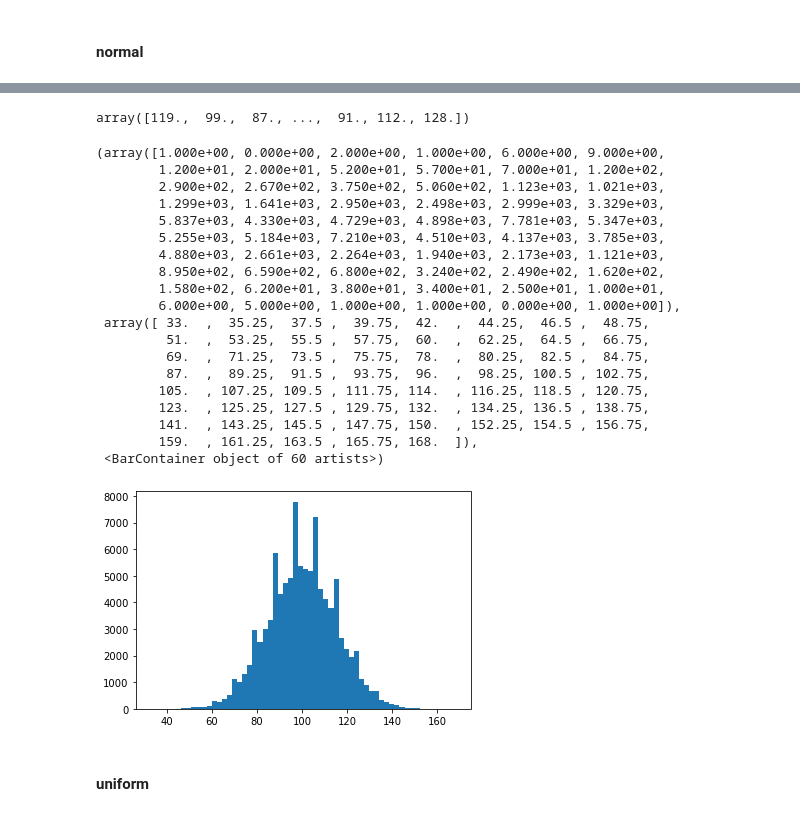
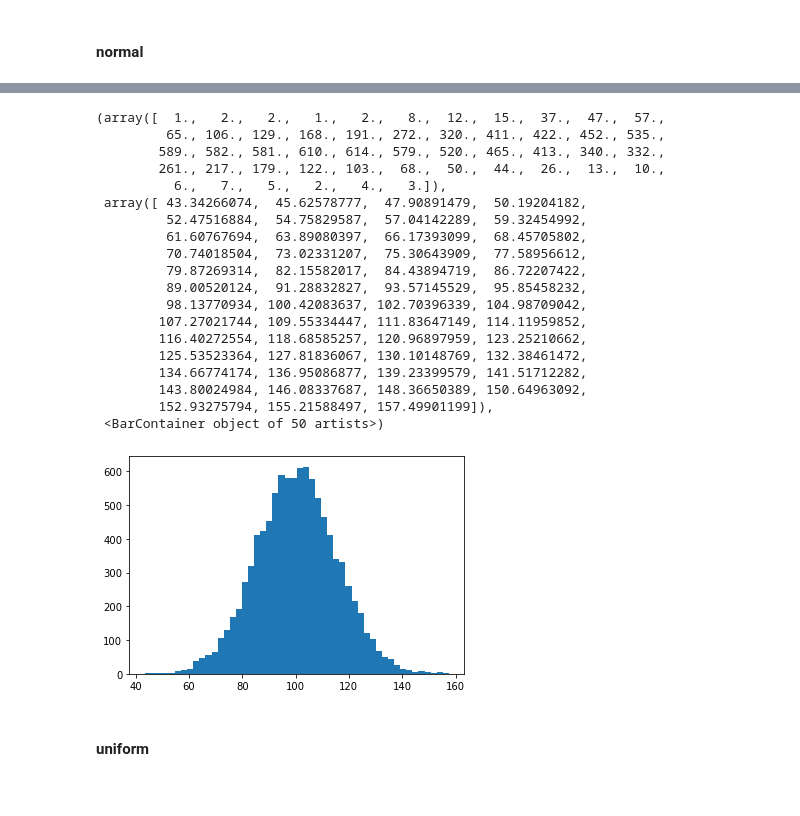
Before and after one commit to andrewjscott/Programming-for-Data-Analysis-Assignment, a Jupyter notebook: Numpy-random.ipynb, the cells around one changed output, grey strips where cells are left out. Saved outputs shown, nothing was run; the diff lists cells and outputs as text; code cells hidden in the pictures.

```diff
--- a/Numpy-random.ipynb
+++ b/Numpy-random.ipynb
@@ -187,35 +224,30 @@ array([118.75303495,  98.94140792,  86.72156718, ...,  91.45633148,
+# %%
+# Repeating the random generation with a higher sample size of 10000
+normal_higher = np.random.default_rng().normal(mu, sigma, 10000)
 # %%
-# As resulting array results were up to 8 decimal places, round is used to
-# convert to whole numbers as IQ results are whole numbers
-rounded_iq = np.around(iq)
+# The plot should more closely resemble a bell shaped curve as the sample size increases
+plt.hist(normal_higher, bins = 50)
+# %% [output]
+(array([  1.,   2.,   2.,   1.,   2.,   8.,  12.,  15.,  37.,  47.,  57.,
+         65., 106., 129., 168., 191., 272., 320., 411., 422., 452., 535.,
+        589., 582., 581., 610., 614., 579., 520., 465., 413., 340., 332.,
+        261., 217., 179., 122., 103.,  68.,  50.,  44.,  26.,  13.,  10.,
+          6.,   7.,   5.,   2.,   4.,   3.]),
+ array([ 43.34266074,  45.62578777,  47.90891479,  50.19204182,
+         52.47516884,  54.75829587,  57.04142289,  59.32454992,
+         61.60767694,  63.89080397,  66.17393099,  68.45705802,
+         70.74018504,  73.02331207,  75.30643909,  77.58956612,
+         79.87269314,  82.15582017,  84.43894719,  86.72207422,
+         89.00520124,  91.28832827,  93.57145529,  95.85458232,
+         98.13770934, 100.42083637, 102.70396339, 104.98709042,
+        107.27021744, 109.55334447, 111.83647149, 114.11959852,
+        116.40272554, 118.68585257, 120.96897959, 123.25210662,
+        125.53523364, 127.81836067, 130.10148769, 132.38461472,
+        134.66774174, 136.95086877, 139.23399579, 141.51712282,
+        143.80024984, 146.08337687, 148.36650389, 150.64963092,
+        152.93275794, 155.21588497, 157.49901199]),
+ <BarContainer object of 50 artists>)
+[figure, added]
-# %%
-rounded_iq
-# %% [output]
-array([119.,  99.,  87., ...,  91., 112., 128.])
-# %%
-# Plotting the randomly generated IQ results
-plt.hist(rounded_iq, bins = 60)
-# %% [output]
-(array([1.000e+00, 0.000e+00, 2.000e+00, 1.000e+00, 6.000e+00, 9.000e+00,
-        1.200e+01, 2.000e+01, 5.200e+01, 5.700e+01, 7.000e+01, 1.200e+02,
-        2.900e+02, 2.670e+02, 3.750e+02, 5.060e+02, 1.123e+03, 1.021e+03,
-        1.299e+03, 1.641e+03, 2.950e+03, 2.498e+03, 2.999e+03, 3.329e+03,
-        5.837e+03, 4.330e+03, 4.729e+03, 4.898e+03, 7.781e+03, 5.347e+03,
-        5.255e+03, 5.184e+03, 7.210e+03, 4.510e+03, 4.137e+03, 3.785e+03,
-        4.880e+03, 2.661e+03, 2.264e+03, 1.940e+03, 2.173e+03, 1.121e+03,
-        8.950e+02, 6.590e+02, 6.800e+02, 3.240e+02, 2.490e+02, 1.620e+02,
-        1.580e+02, 6.200e+01, 3.800e+01, 3.400e+01, 2.500e+01, 1.000e+01,
-        6.000e+00, 5.000e+00, 1.000e+00, 1.000e+00, 0.000e+00, 1.000e+00]),
- array([ 33.  ,  35.25,  37.5 ,  39.75,  42.  ,  44.25,  46.5 ,  48.75,
-         51.  ,  53.25,  55.5 ,  57.75,  60.  ,  62.25,  64.5 ,  66.75,
-         69.  ,  71.25,  73.5 ,  75.75,  78.  ,  80.25,  82.5 ,  84.75,
-         87.  ,  89.25,  91.5 ,  93.75,  96.  ,  98.25, 100.5 , 102.75,
-        105.  , 107.25, 109.5 , 111.75, 114.  , 116.25, 118.5 , 120.75,
-        123.  , 125.25, 127.5 , 129.75, 132.  , 134.25, 136.5 , 138.75,
-        141.  , 143.25, 145.5 , 147.75, 150.  , 152.25, 154.5 , 156.75,
-        159.  , 161.25, 163.5 , 165.75, 168.  ]),
- <BarContainer object of 60 artists>)
-[figure, removed]
 # %% [markdown]
 #### uniform
 # %%
```
Also changed, not shown: parts of 20 cells of this notebook.
